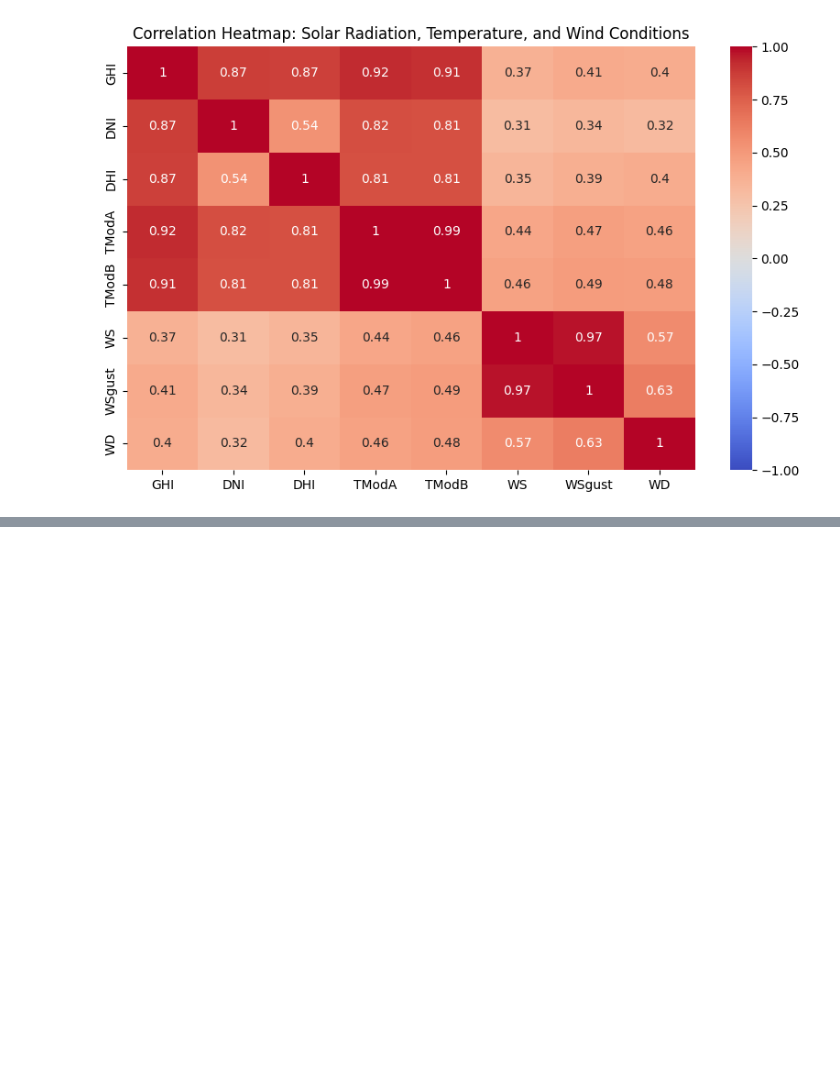
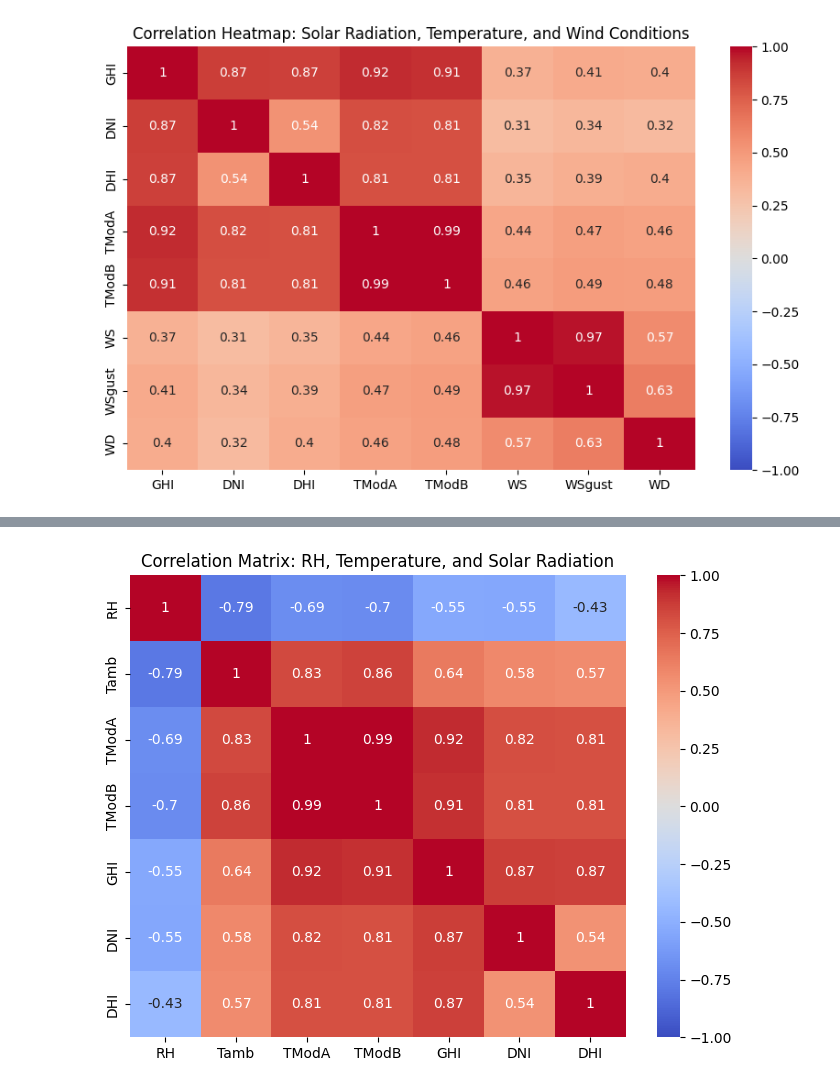
Before and after one commit to Abiy-Alemu/kaimweek0, a Jupyter notebook: notebooks/country2.ipynb, the cells around one changed output, grey strips where cells are left out. Cells and saved outputs as stored; diff of their text form; code cells hidden in the pictures; blank space fills up the shorter version.

```diff
--- a/notebooks/country2.ipynb
+++ b/notebooks/country2.ipynb
@@ -430,0 +484,21 @@ plt.show()
+# %%
+import pandas as pd
+import seaborn as sns
+import matplotlib.pyplot as plt
+
+# Load the dataset
+df = pd.read_csv('sierraleone-bumbuna.csv', parse_dates=['Timestamp'])
+
+# Select relevant columns for analysis
+analysis_columns = ['RH', 'Tamb', 'TModA', 'TModB', 'GHI', 'DNI', 'DHI']
+
+# Compute the correlation matrix
+correlation_matrix = df[analysis_columns].corr()
+
+# Plot the correlation matrix using a heatmap
+plt.figure(figsize=(8, 6))
+sns.heatmap(correlation_matrix, annot=True, cmap='coolwarm', vmin=-1, vmax=1)
+plt.title('Correlation Matrix: RH, Temperature, and Solar Radiation')
+plt.show()
+# %% [output]
+[figure, added]
```
Also changed, not shown: parts of 20 cells of this notebook, 1 other file.
